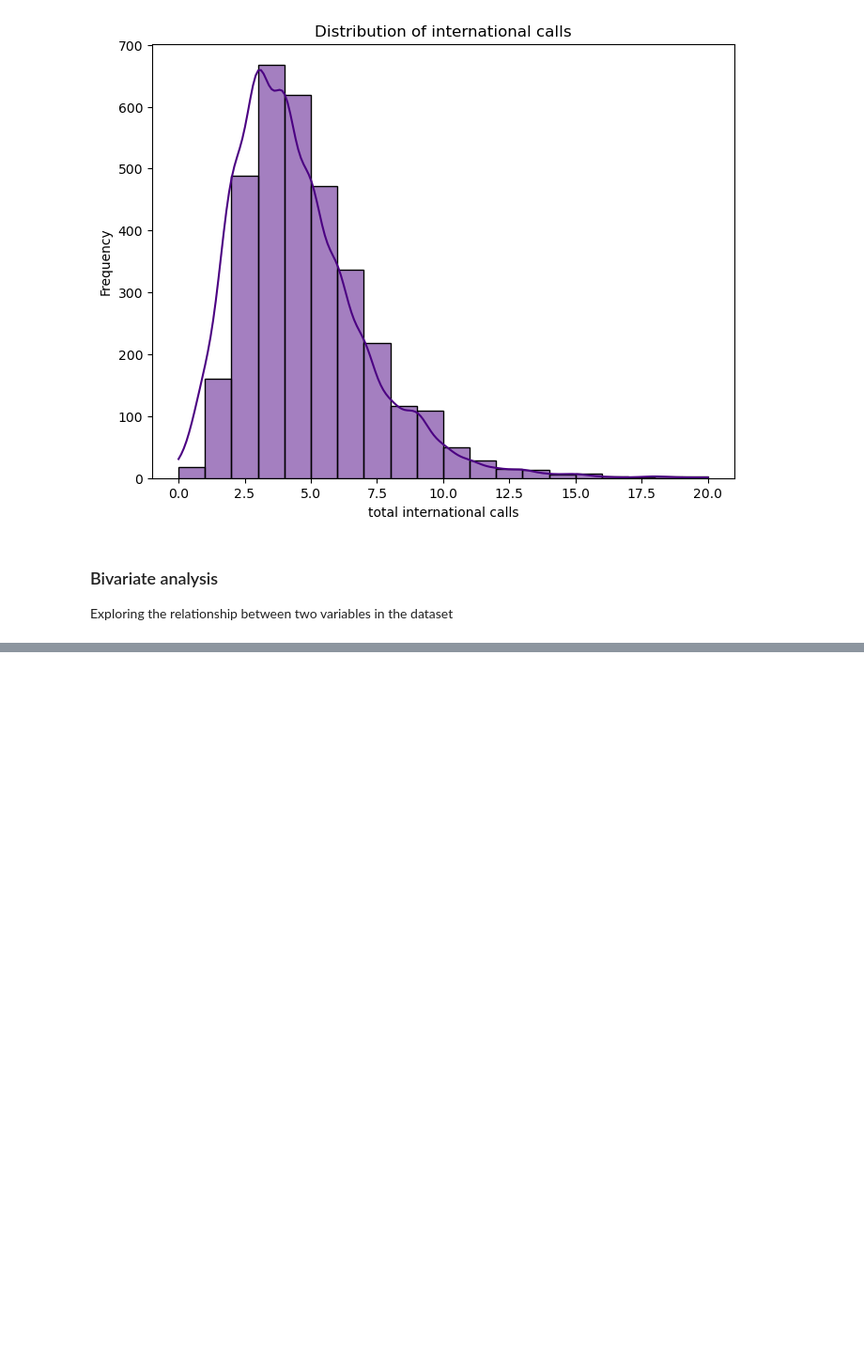
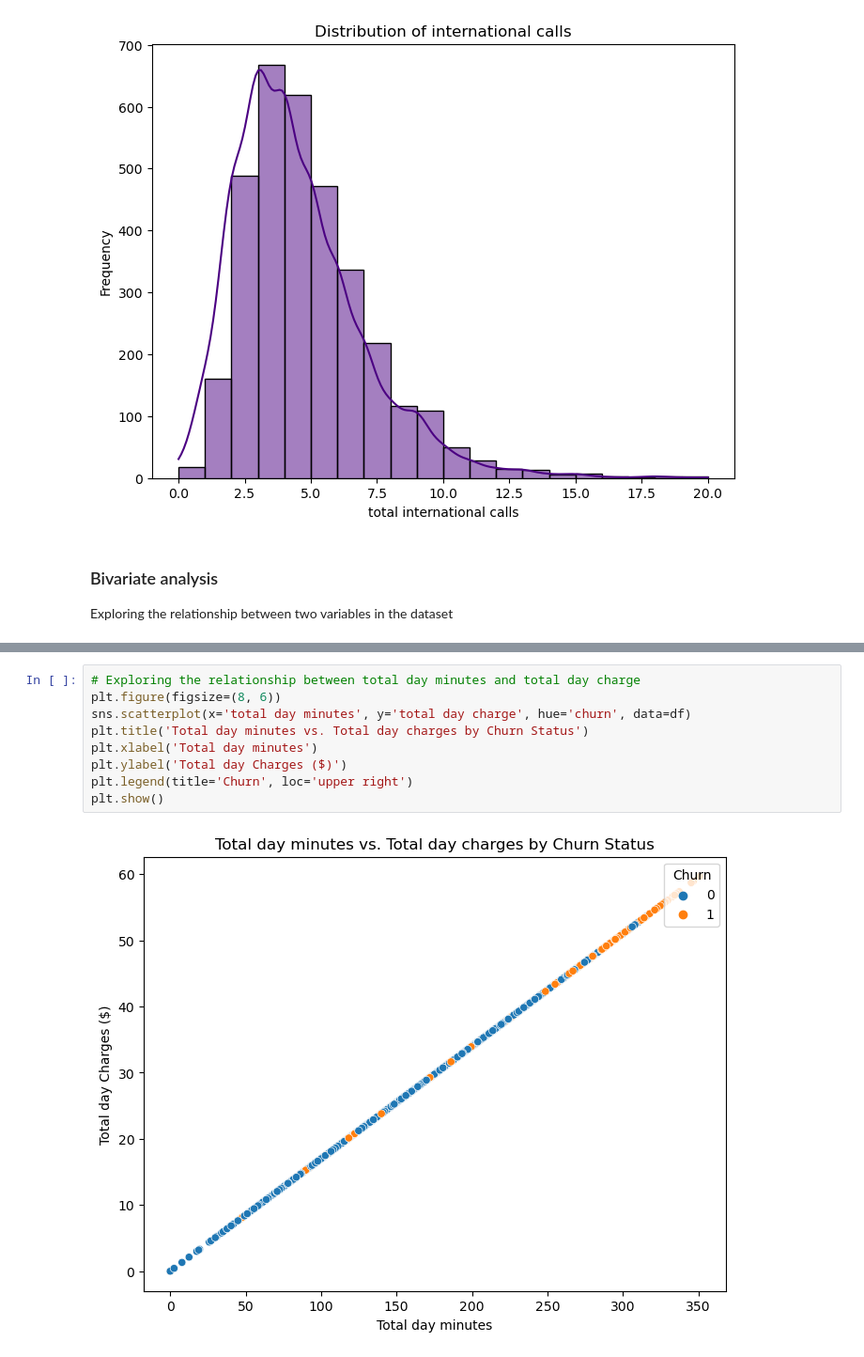
Before and after one commit to King-georges/Predicting-Churn-in-a-Telecom-s-company, a Jupyter notebook: Project_notebook.ipynb, the cells around one changed output, grey strips where cells are left out. Shown: that part at 94% size. Saved outputs shown, nothing was run; the diff lists cells and outputs as text; blank space fills up the shorter version.

```diff
--- a/Project_notebook.ipynb
+++ b/Project_notebook.ipynb
@@ -259,0 +270,11 @@ Exploring the relationship between two variables in the dataset
+# %%
+# Exploring the relationship between total day minutes and total day charge
+plt.figure(figsize=(8, 6))
+sns.scatterplot(x='total day minutes', y='total day charge', hue='churn', data=df)
+plt.title('Total day minutes vs. Total day charges by Churn Status')
+plt.xlabel('Total day minutes')
+plt.ylabel('Total day Charges ($)')
+plt.legend(title='Churn', loc='upper right')
+plt.show()
+# %% [output]
+[figure, added]
```
Also changed, not shown: parts of 3 cells of this notebook.
